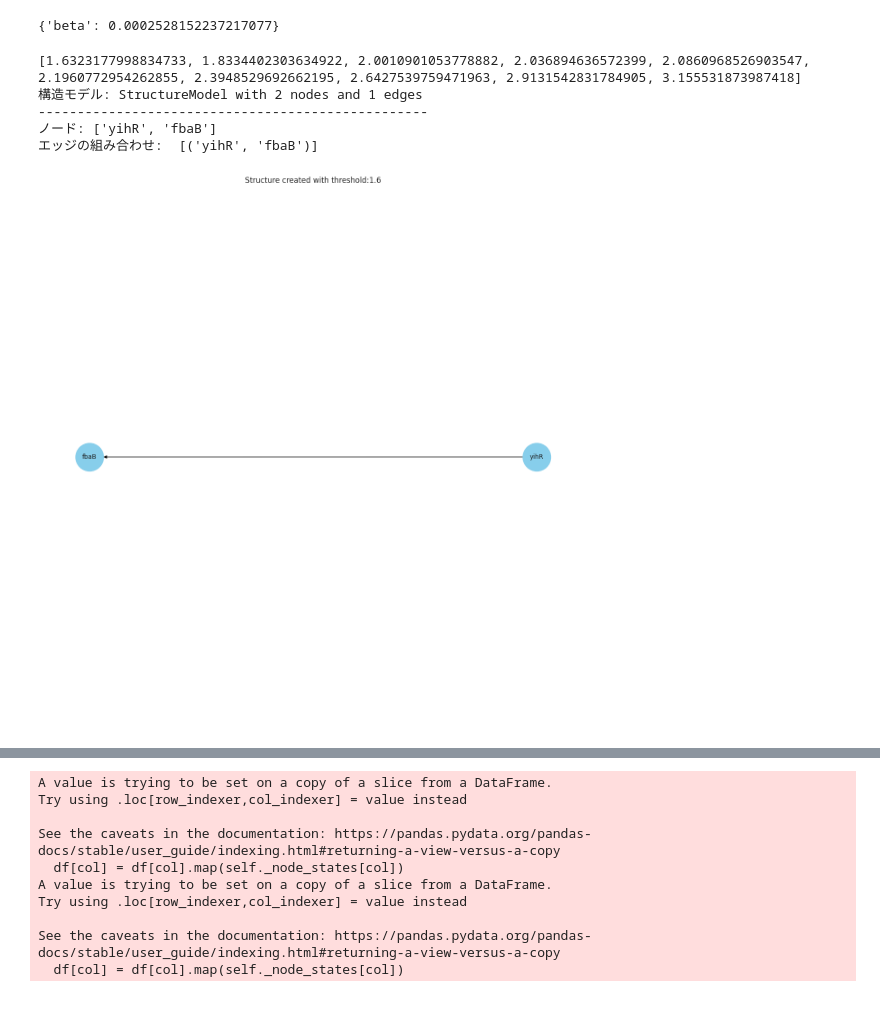
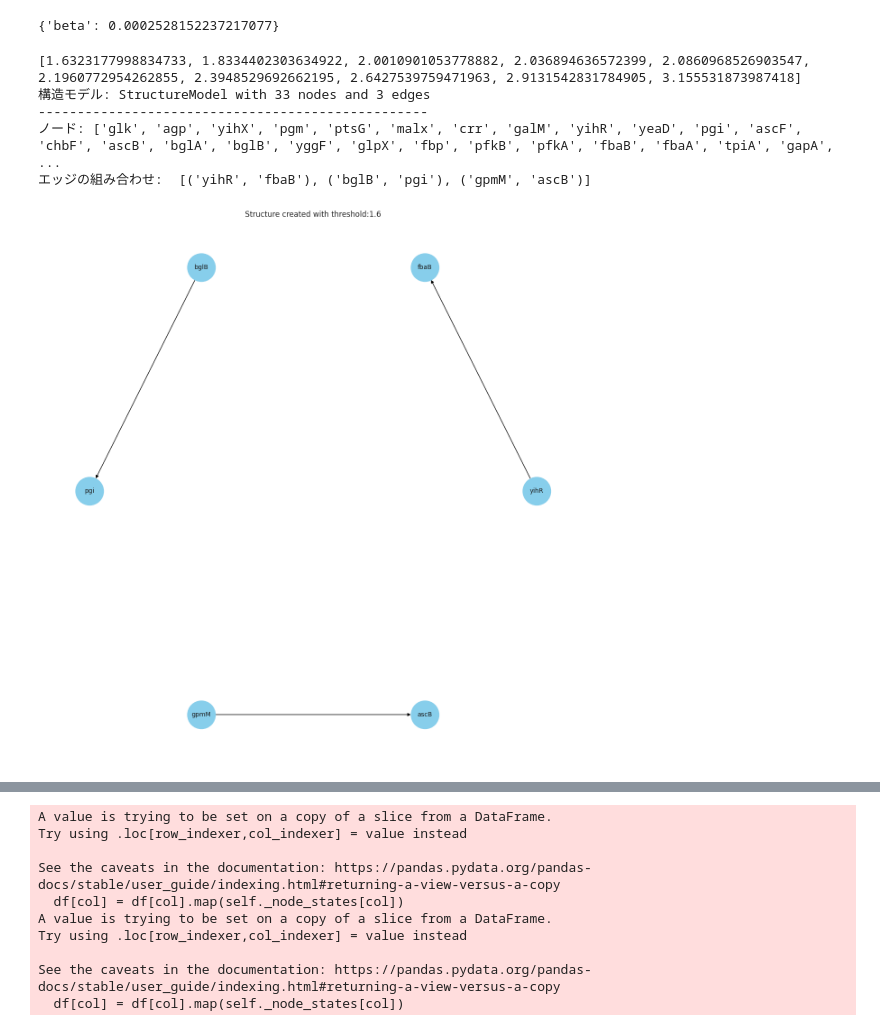
Before and after one commit to SanchanY/bn, a Jupyter notebook: work/notears_lasso.ipynb, the cells around one changed output, grey strips where cells are left out. Cells and saved outputs as stored; diff of their text form; code cells hidden in the pictures.

```diff
--- a/work/notears_lasso.ipynb
+++ b/work/notears_lasso.ipynb
@@ -151,11 +151,11 @@ sm, loss_values = result_tuple
 print(loss_values)
 
 # エッジが伸びていないノードを排除, 関係性の強いエッジを太くする
-edge_width = [d["weight"]*1 for (u, v, d) in sm.edges(data=True)]
-# 上記の処置を施したものを新たなグラフとして保存
-sm = sm.get_largest_subgraph()
+# edge_width = [d["weight"]*1 for (u, v, d) in sm.edges(data=True)]
+# 上記の処置を施したものを新たなグラフとして保存, 複数あるうち最大のグラフを抜擢
+# sm = sm.get_largest_subgraph()
 # DAGになるように閾値を上げる
-sm.threshold_till_dag()
+# sm.threshold_till_dag()
 
 # 構造モデルの出力
 print("構造モデル:", sm)
@@ -167,34 +167,34 @@ print('エッジの組み合わせ: ', sm.edges())
 
 # 連番生成関数
 def create_filename(base_name, directory='.', extension='.png'):
     counter = 1
     while True:
         file_name = f"{base_name}_{counter}{extension}"
         full_path = os.path.join(directory, file_name)
         if not os.path.exists(full_path):
             return full_path
         counter += 1
 
 # グラフ描画関数
 def draw_graph(sm, w_threshold):
     sns.set(style="whitegrid")
 
     # 構造モデルsmをnetworkxのグラフに変換
     G = nx.DiGraph(sm.edges())
 
     # グラフの描画
     plt.figure(figsize=(12, 12))
     pos = nx.circular_layout(G)  # ノードの配置
     nx.draw(G, pos, with_labels=True, node_size=2000, edge_color="black", node_color="skyblue", font_size=10)
     plt.title(f"Structure created with threshold:{w_threshold}")
     plt.savefig(f"./bio_networks/bio_network_th{w_threshold}.png", format="png", dpi=300, bbox_inches='tight')
     return w_threshold
 
 w_threshold = draw_graph(sm, w_threshold)
 # %% [output]
 [1.6323177998834733, 1.8334402303634922, 2.0010901053778882, 2.036894636572399, 2.0860968526903547, 2.1960772954262855, 2.3948529692662195, 2.6427539759471963, 2.9131542831784905, 3.155531873987418]
-構造モデル: StructureModel with 2 nodes and 1 edges
+構造モデル: StructureModel with 33 nodes and 3 edges
 --------------------------------------------------
-ノード: ['yihR', 'fbaB']
-エッジの組み合わせ:  [('yihR', 'fbaB')]
+ノード: ['glk', 'agp', 'yihX', 'pgm', 'ptsG', 'malx', 'crr', 'galM', 'yihR', 'yeaD', 'pgi', 'ascF', 'chbF', 'ascB', 'bglA', 'bglB', 'yggF', 'glpX', 'fbp', 'pfkB', 'pfkA', 'fbaB', 'fbaA', 'tpiA', 'gapA',  ...
+エッジの組み合わせ:  [('yihR', 'fbaB'), ('bglB', 'pgi'), ('gpmM', 'ascB')]
-[figure, old version]
+[figure, new version]
```
Also changed, not shown: parts of 1 cell of this notebook, 37 other files.
